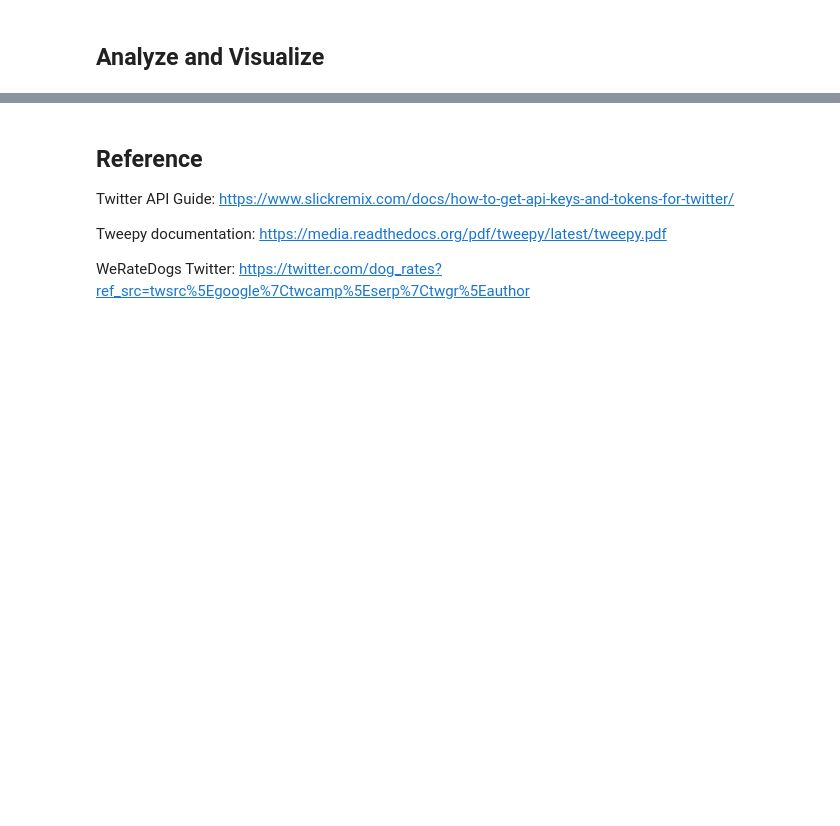
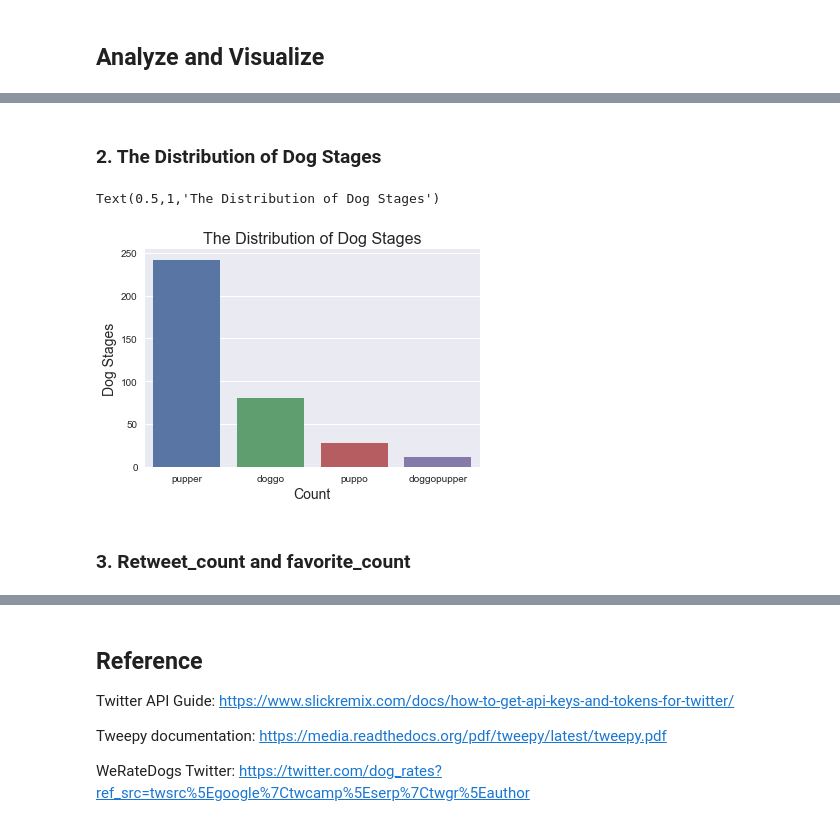
Before and after one commit to freena22/We-Rate-Dogs-Data-Wrangling-Project, a Jupyter notebook: WeRateDogs_Data_Wrangling_Project.ipynb, the cells around one changed output, grey strips where cells are left out. Cells and saved outputs as stored; diff of their text form; code cells hidden in the pictures; blank space fills up the shorter version.

```diff
--- a/WeRateDogs_Data_Wrangling_Project.ipynb
+++ b/WeRateDogs_Data_Wrangling_Project.ipynb
@@ -832,0 +855,15 @@ twitter_archive_clean.boxplot(column=['rating_numerator'], by=['stage'])
+# %% [markdown]
+### 2. The Distribution of Dog Stages
+# %%
+sorted_stage = twitter_archive_clean['stage'].value_counts().head(4).index
+sns.set(style="darkgrid")
+sns.countplot(data = twitter_archive_clean, x = 'stage', order = sorted_stage, orient = 'h')
+plt.xticks(rotation = 360)
+plt.xlabel('Count', fontsize=14)
+plt.ylabel('Dog Stages', fontsize=14)
+plt.title('The Distribution of Dog Stages',fontsize=16)
+# %% [output]
+Text(0.5,1,'The Distribution of Dog Stages')
+[figure, added]
+# %% [markdown]
+### 3. Retweet_count and favorite_count
```
Also changed, not shown: parts of 12 cells of this notebook.
